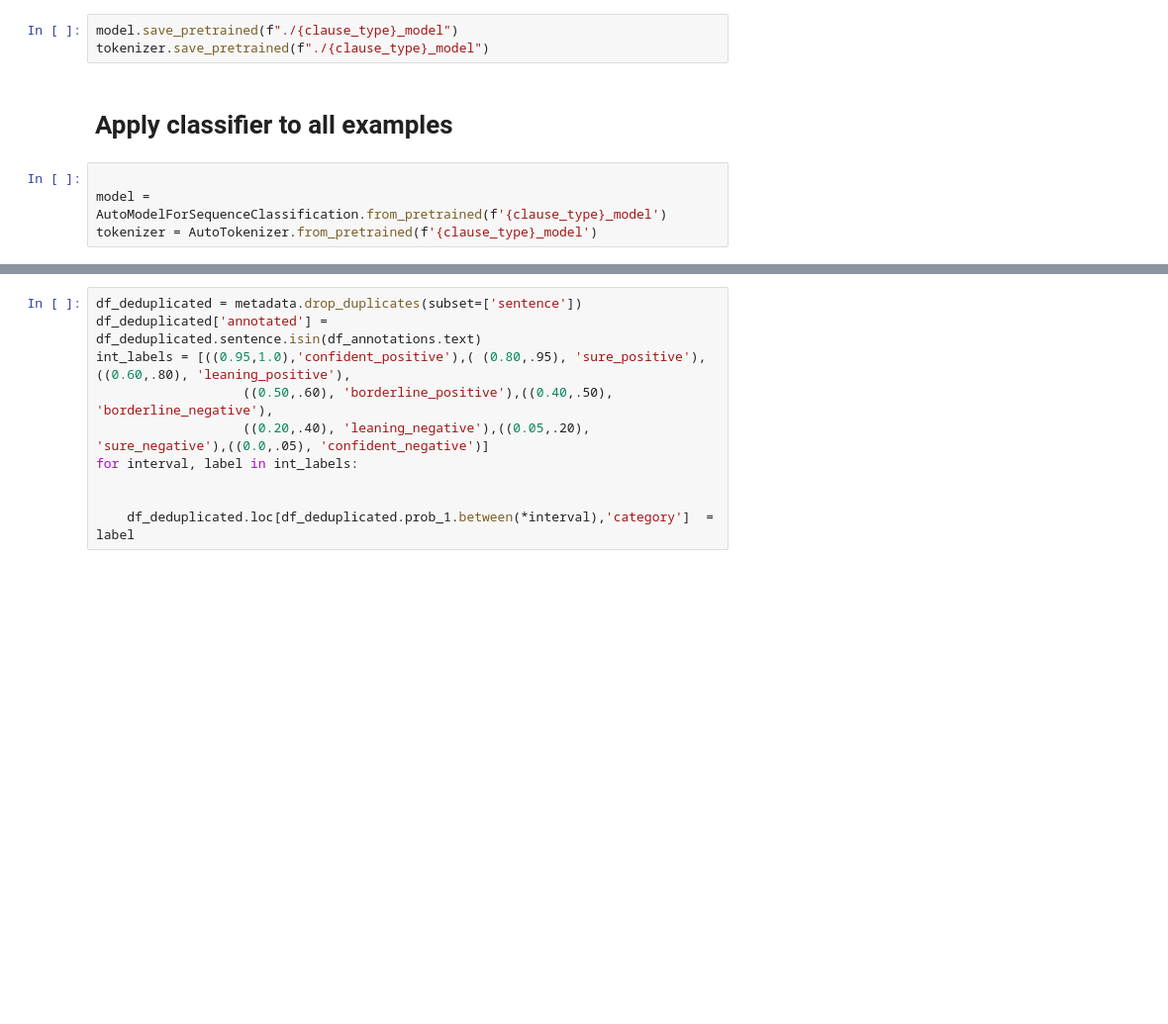
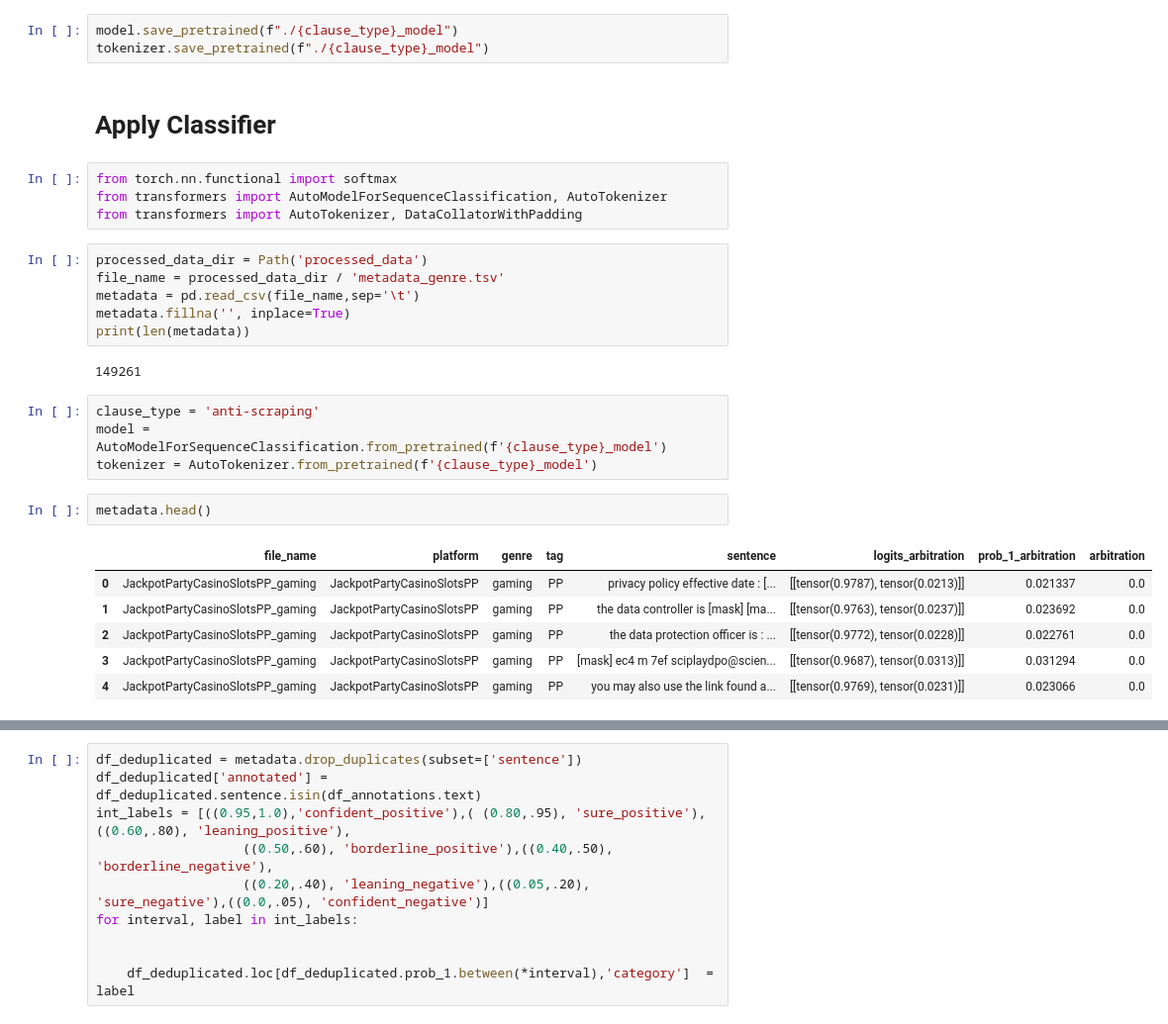
Before and after one commit to kasparvonbeelen/contracts, a Jupyter notebook: classify.ipynb, the cells around one changed output, grey strips where cells are left out. Shown at 99% size. Drawn from its saved outputs; the diff is of its cells as text; blank space fills up the shorter version.

```diff
--- a/classify.ipynb
+++ b/classify.ipynb
@@ -315,9 +265,30 @@ for epoch in range(num_epochs):
 # %%
 model.save_pretrained(f"./{clause_type}_model")
 tokenizer.save_pretrained(f"./{clause_type}_model")
-# %% [markdown]
-# Apply classifier to all examples
+# %% [markdown]
+# Apply Classifier
+# %%
+from torch.nn.functional import softmax
+from transformers import AutoModelForSequenceClassification, AutoTokenizer
+from transformers import AutoTokenizer, DataCollatorWithPadding
+# %%
+processed_data_dir = Path('processed_data')
+file_name = processed_data_dir / 'metadata_genre.tsv'
+metadata = pd.read_csv(file_name,sep='\t')
+metadata.fillna('', inplace=True)
+print(len(metadata))
+# %% [output]
+149261
 # %%
-
+clause_type = 'anti-scraping'
 model = AutoModelForSequenceClassification.from_pretrained(f'{clause_type}_model')
 tokenizer = AutoTokenizer.from_pretrained(f'{clause_type}_model')
+# %%
+metadata.head()
+# %% [output]
+|  | file_name | platform | genre | tag | sentence | logits_arbitration | prob_1_arbitration | arbitration |
+| 0 | JackpotPartyCasinoSlotsPP_gaming | JackpotPartyCasinoSlotsPP | gaming | PP | privacy policy effective date : [... | [[tensor(0.9787), tensor(0.0213)]] | 0.021337 | 0.0 |
+| 1 | JackpotPartyCasinoSlotsPP_gaming | JackpotPartyCasinoSlotsPP | gaming | PP | the data controller is [mask] [ma... | [[tensor(0.9763), tensor(0.0237)]] | 0.023692 | 0.0 |
+| 2 | JackpotPartyCasinoSlotsPP_gaming | JackpotPartyCasinoSlotsPP | gaming | PP | the data protection officer is : ... | [[tensor(0.9772), tensor(0.0228)]] | 0.022761 | 0.0 |
+| 3 | JackpotPartyCasinoSlotsPP_gaming | JackpotPartyCasinoSlotsPP | gaming | PP | [mask] ec4 m 7ef sciplaydpo@scien... | [[tensor(0.9687), tensor(0.0313)]] | 0.031294 | 0.0 |
+| 4 | JackpotPartyCasinoSlotsPP_gaming | JackpotPartyCasinoSlotsPP | gaming | PP | you may also use the link found a... | [[tensor(0.9769), tensor(0.0231)]] | 0.023066 | 0.0 |
```
Also changed, not shown: parts of 21 cells of this notebook, 5 other files.
